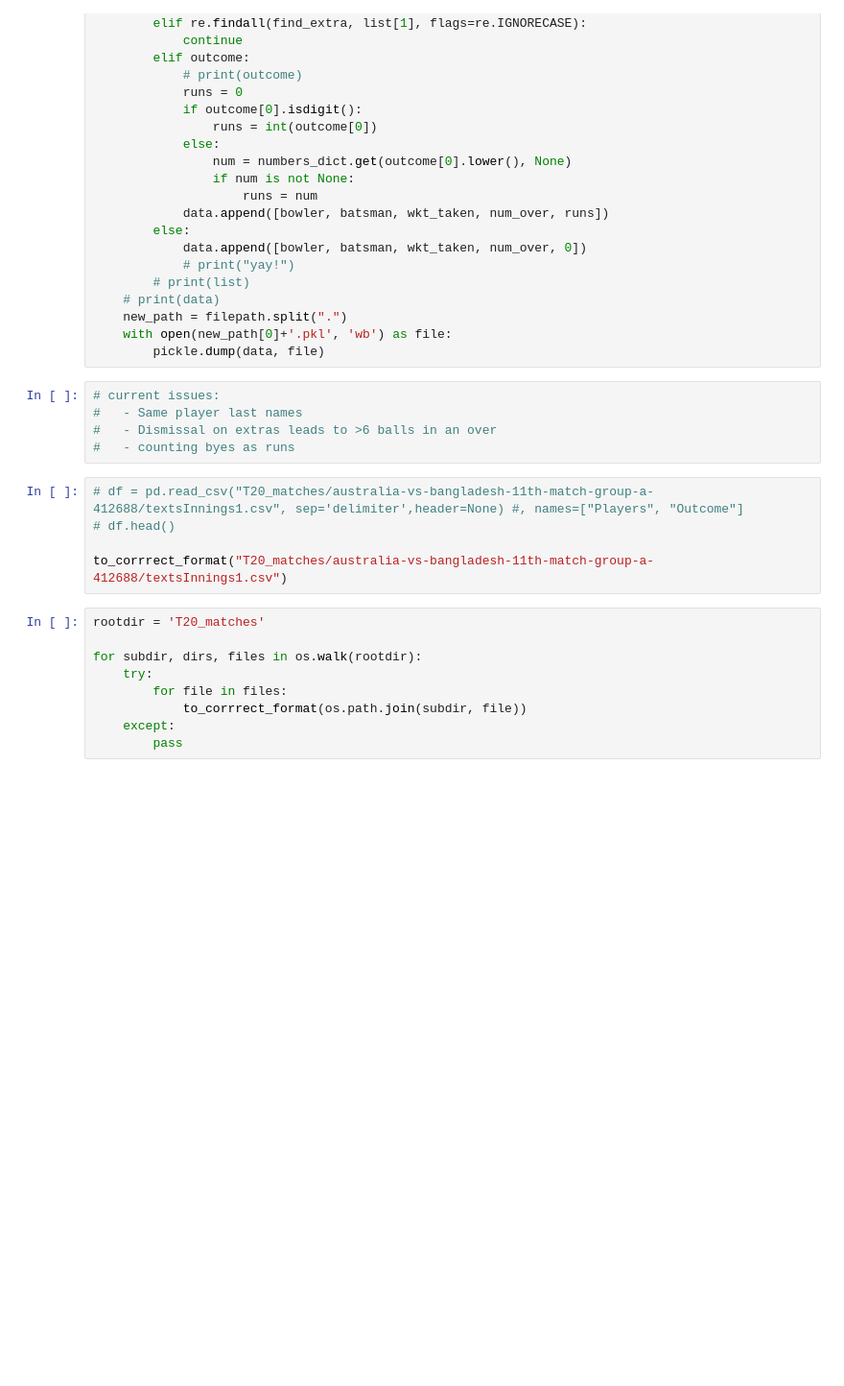
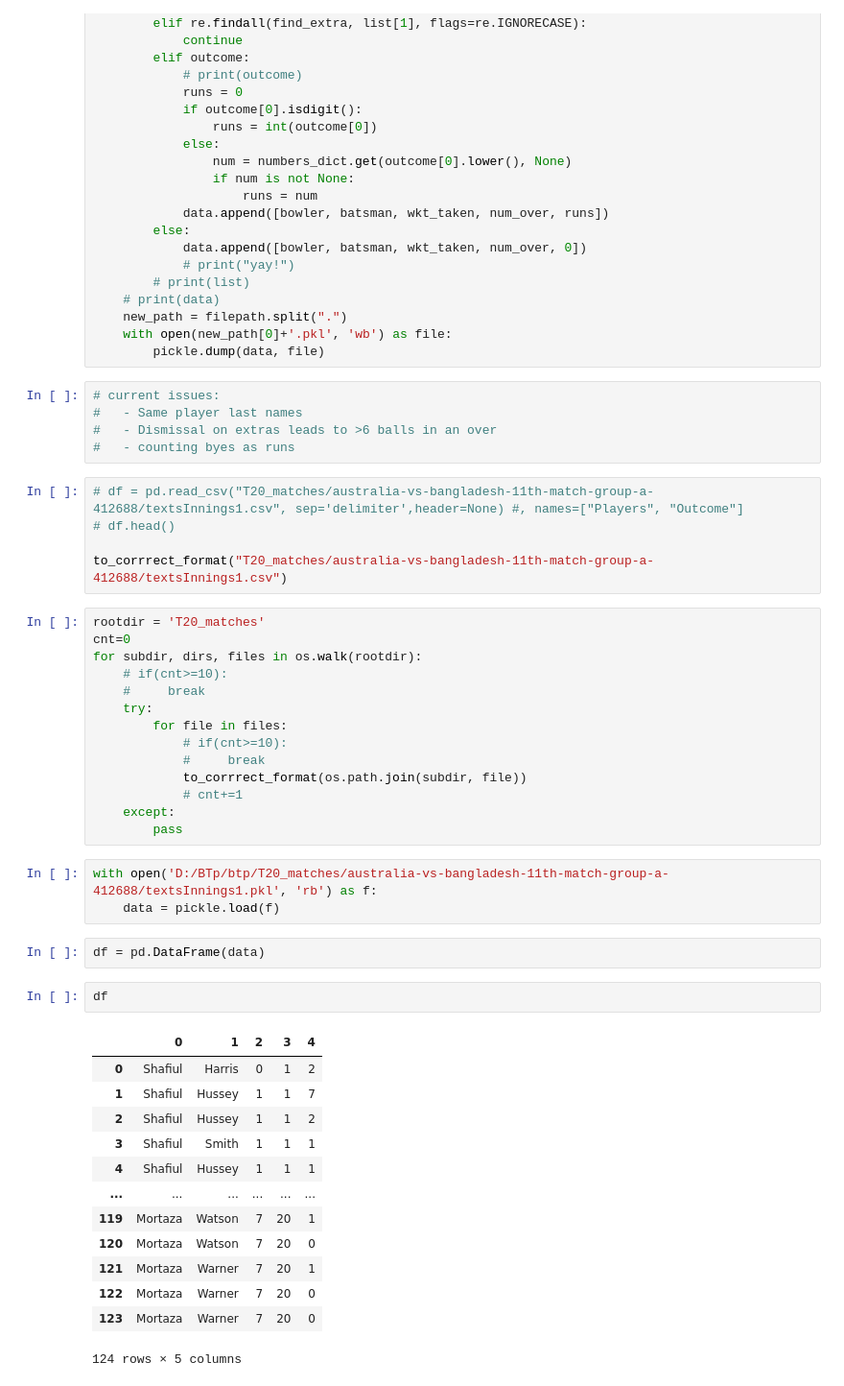
Before and after one commit to aadya-agrawal/btp, a Jupyter notebook: trial.ipynb, the cells around one changed output. Shown: that part at 96% size. Cells and saved outputs as stored; diff of their text form; blank space fills up the shorter version.

```diff
--- a/trial.ipynb
+++ b/trial.ipynb
@@ -62,10 +63,36 @@ def to_corrrect_format(filepath):
 to_corrrect_format("T20_matches/australia-vs-bangladesh-11th-match-group-a-412688/textsInnings1.csv")
 # %%
 rootdir = 'T20_matches'
-
+cnt=0
 for subdir, dirs, files in os.walk(rootdir):
+    # if(cnt>=10):
+    #     break
     try:
         for file in files:
+            # if(cnt>=10):
+            #     break
             to_corrrect_format(os.path.join(subdir, file))
+            # cnt+=1
     except:
         pass
+# %%
+with open('D:/BTp/btp/T20_matches/australia-vs-bangladesh-11th-match-group-a-412688/textsInnings1.pkl', 'rb') as f:
+    data = pickle.load(f)
+# %%
+df = pd.DataFrame(data)
+# %%
+df
+# %% [output]
+|  | 0 | 1 | 2 | 3 | 4 |
+| 0 | Shafiul | Harris | 0 | 1 | 2 |
+| 1 | Shafiul | Hussey | 1 | 1 | 7 |
+| 2 | Shafiul | Hussey | 1 | 1 | 2 |
+| 3 | Shafiul | Smith | 1 | 1 | 1 |
+| 4 | Shafiul | Hussey | 1 | 1 | 1 |
+| ... | ... | ... | ... | ... | ... |
+| 119 | Mortaza | Watson | 7 | 20 | 1 |
+| 120 | Mortaza | Watson | 7 | 20 | 0 |
+| 121 | Mortaza | Warner | 7 | 20 | 1 |
+| 122 | Mortaza | Warner | 7 | 20 | 0 |
+| 123 | Mortaza | Warner | 7 | 20 | 0 |
+124 rows × 5 columns
```
Also changed, not shown: parts of 12 cells of this notebook, 1 other file.
